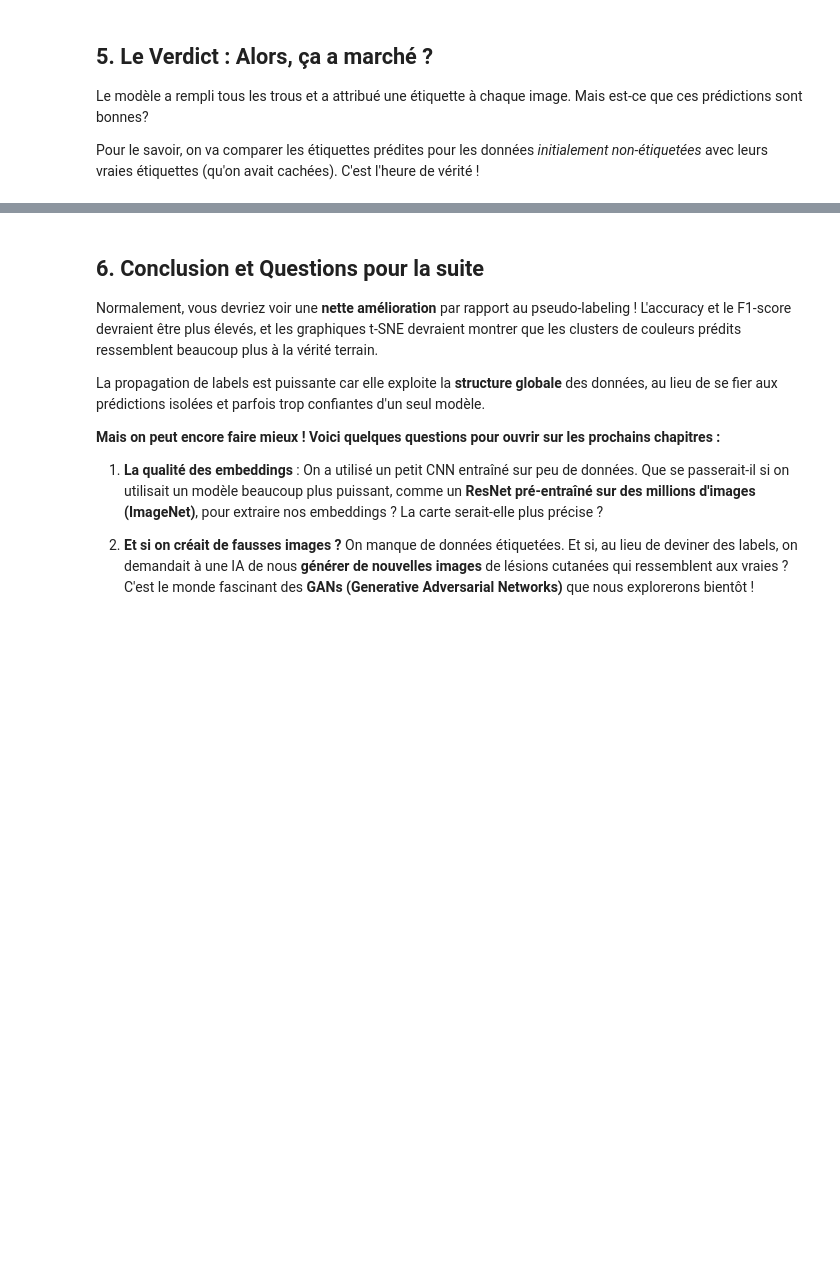
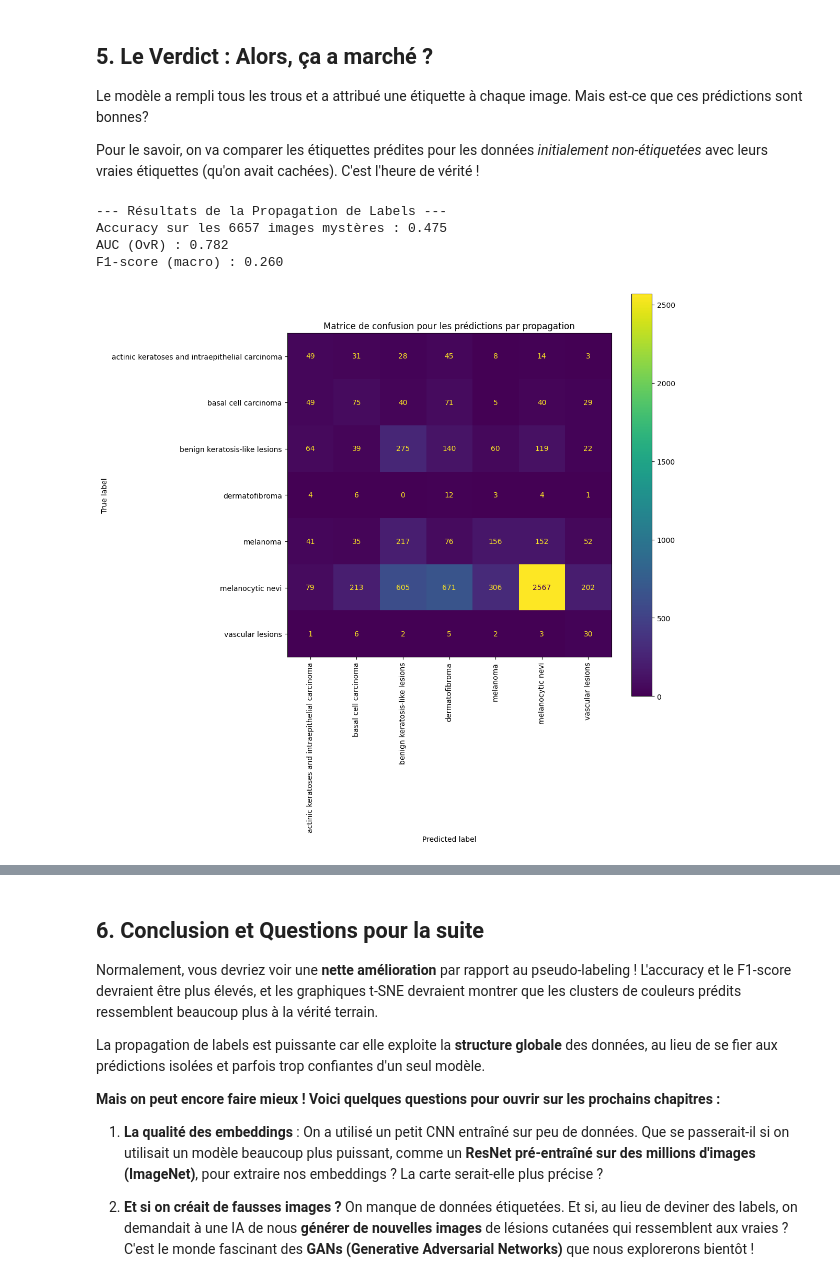
Before and after one commit to OpenClassrooms-Student-Center/8692426-Initiez-vous-l-apprentissage-semi-supervis-, a Jupyter notebook: ssl_notebook.ipynb, the cells around one changed output, grey strips where cells are left out. Saved outputs shown, nothing was run; the diff lists cells and outputs as text; code cells hidden in the pictures; blank space fills up the shorter version.

```diff
--- a/ssl_notebook.ipynb
+++ b/ssl_notebook.ipynb
@@ -533,3 +586,6 @@ print('Propagation terminée ! Voyons ce qu\'on a trouvé.')
 
 # On récupère les labels prédits pour l'ensemble du dataset
 predicted_labels = label_spreading_model.transduction_
+
+# On récupère les probabilités prédites pour l'AUC
+predicted_probs = label_spreading_model.predict_proba(all_embeddings)
@@ -540,31 +600,38 @@ Le modèle a rempli tous les trous et a attribué une étiquette à chaque image
 
 Pour le savoir, on va comparer les étiquettes prédites pour les données *initialement non-étiquetées* avec leurs vraies étiquettes (qu'on avait cachées). C'est l'heure de vérité !
 # %%
-# On prend les labels prédits UNIQUEMENT pour les données qui étaient non-étiquetées
+# On prend les labels prédits et probabilités UNIQUEMENT pour les données non étiquetées
 unlabeled_predicted_labels = predicted_labels[unlabeled_indices]
-# Et on récupère leurs vrais labels pour comparer
+unlabeled_predicted_probs = predicted_probs[unlabeled_indices]
 unlabeled_true_labels = labels_array[unlabeled_indices]
 
 # On calcule les métriques de performance
 accuracy = accuracy_score(unlabeled_true_labels, unlabeled_predicted_labels)
-propag_auc = roc_auc_score(unlabeled_true_labels, unlabeled_predicted_labels)
+propag_auc = roc_auc_score(unlabeled_true_labels, unlabeled_predicted_probs, multi_class='ovr')  # Utiliser 'ovr' pour multiclasse
 f1 = f1_score(unlabeled_true_labels, unlabeled_predicted_labels, average='macro')
 
-print('---  Résultats de la Propagation de Labels  ---')
-print(f' Accuracy sur les {len(unlabeled_indices)} images mystères : {accuracy:.3f}')
-print(f' F1-score (macro) : {f1:.3f}')
+print('--- Résultats de la Propagation de Labels ---')
+print(f'Accuracy sur les {len(unlabeled_indices)} images mystères : {accuracy:.3f}')
+print(f'AUC (OvR) : {propag_auc:.3f}')
+print(f'F1-score (macro) : {f1:.3f}')
 
 # Rappel : le pseudo-labeling stagnait autour de 0.65 d'accuracy.
 # Si on est au-dessus, c'est une victoire !
 
 # On affiche la matrice de confusion pour voir où le modèle se trompe
 cm = confusion_matrix(unlabeled_true_labels, unlabeled_predicted_labels)
 disp = ConfusionMatrixDisplay(confusion_matrix=cm, display_labels=list(info['label'].values()))
 
 fig, ax = plt.subplots(figsize=(10, 10))
 disp.plot(ax=ax, xticks_rotation='vertical')
 plt.title('Matrice de confusion pour les prédictions par propagation')
 plt.show()
+# %% [output]
+--- Résultats de la Propagation de Labels ---
+Accuracy sur les 6657 images mystères : 0.475
+AUC (OvR) : 0.782
+F1-score (macro) : 0.260
+[figure, added]
 # %%
 from torch.utils.data import Dataset
 
```
Also changed, not shown: parts of 46 cells of this notebook.
